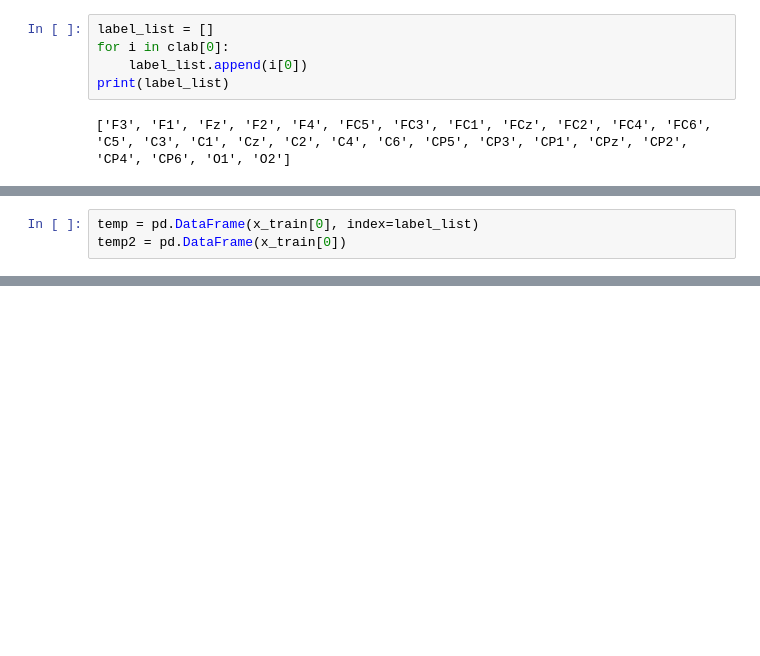
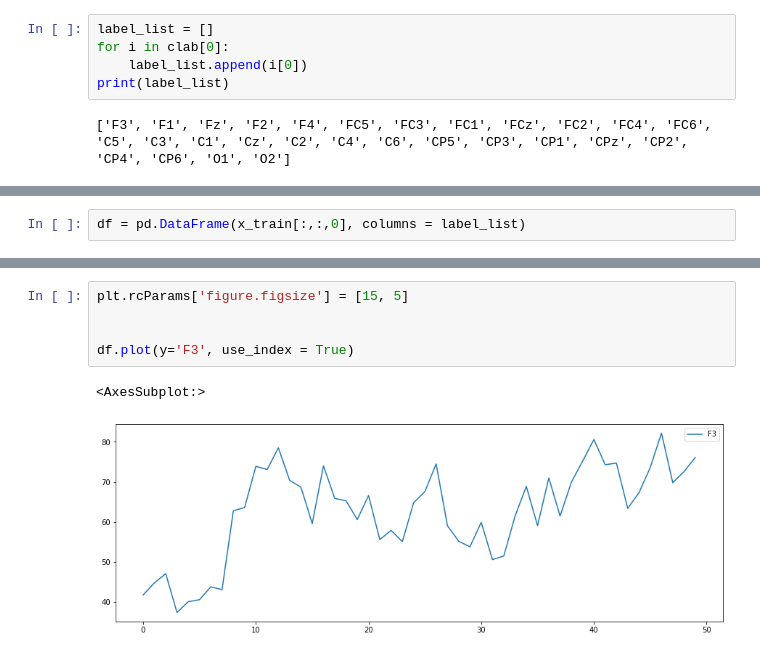
Before and after one commit to kylechristophermoore/bci_competition, a Jupyter notebook: classification.ipynb, the cells around one changed output, grey strips where cells are left out. Cells and saved outputs as stored; diff of their text form; blank space fills up the shorter version.

```diff
--- a/classification.ipynb
+++ b/classification.ipynb
@@ -48,3 +58,2 @@ print(label_list)
 # %%
-temp = pd.DataFrame(x_train[0], index=label_list)
-temp2 = pd.DataFrame(x_train[0])
+df = pd.DataFrame(x_train[:,:,0], columns = label_list)
@@ -86,0 +81,8 @@ Name: F3, Length: 316, dtype: float64
+# %%
+plt.rcParams['figure.figsize'] = [15, 5]
+
+
+df.plot(y='F3', use_index = True)
+# %% [output]
+<AxesSubplot:>
+[figure, added]
```
Also changed, not shown: parts of 6 cells of this notebook, 1 other file.
